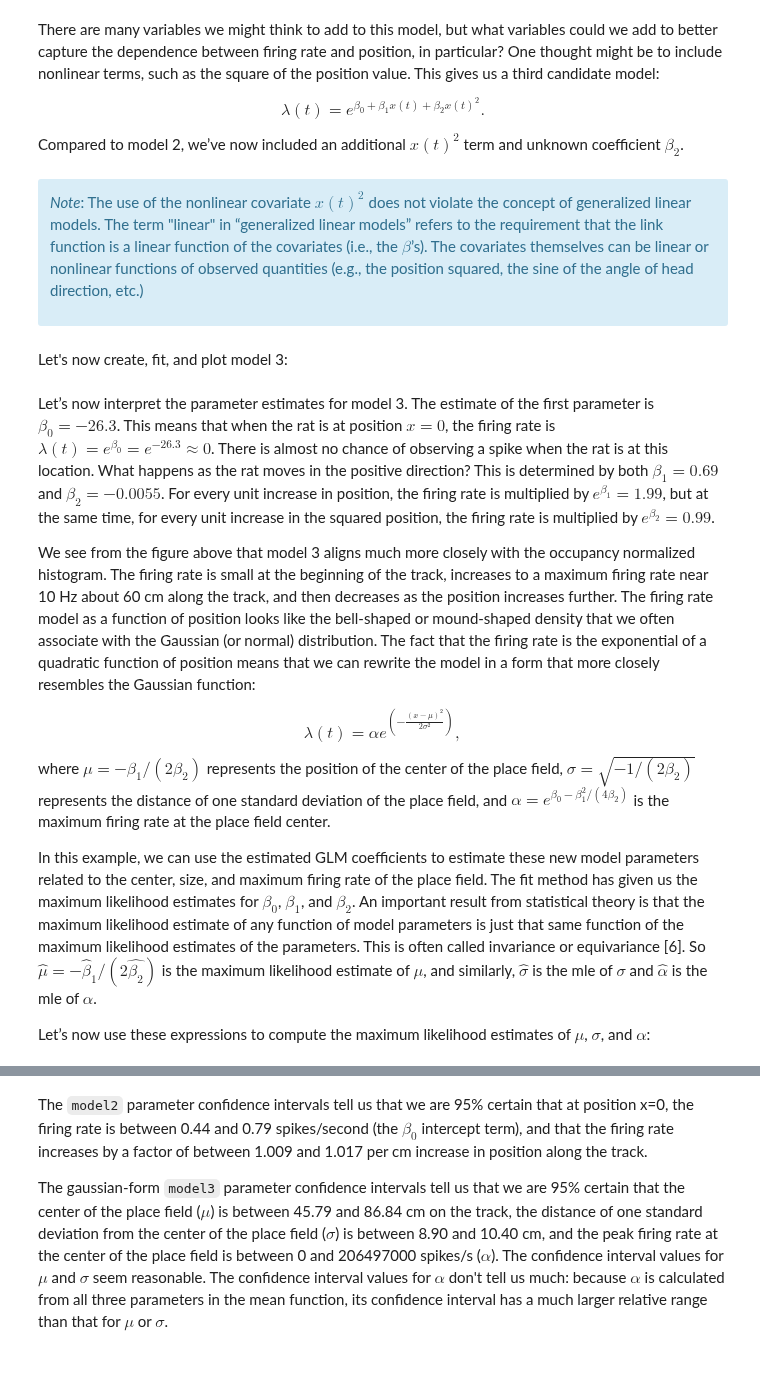
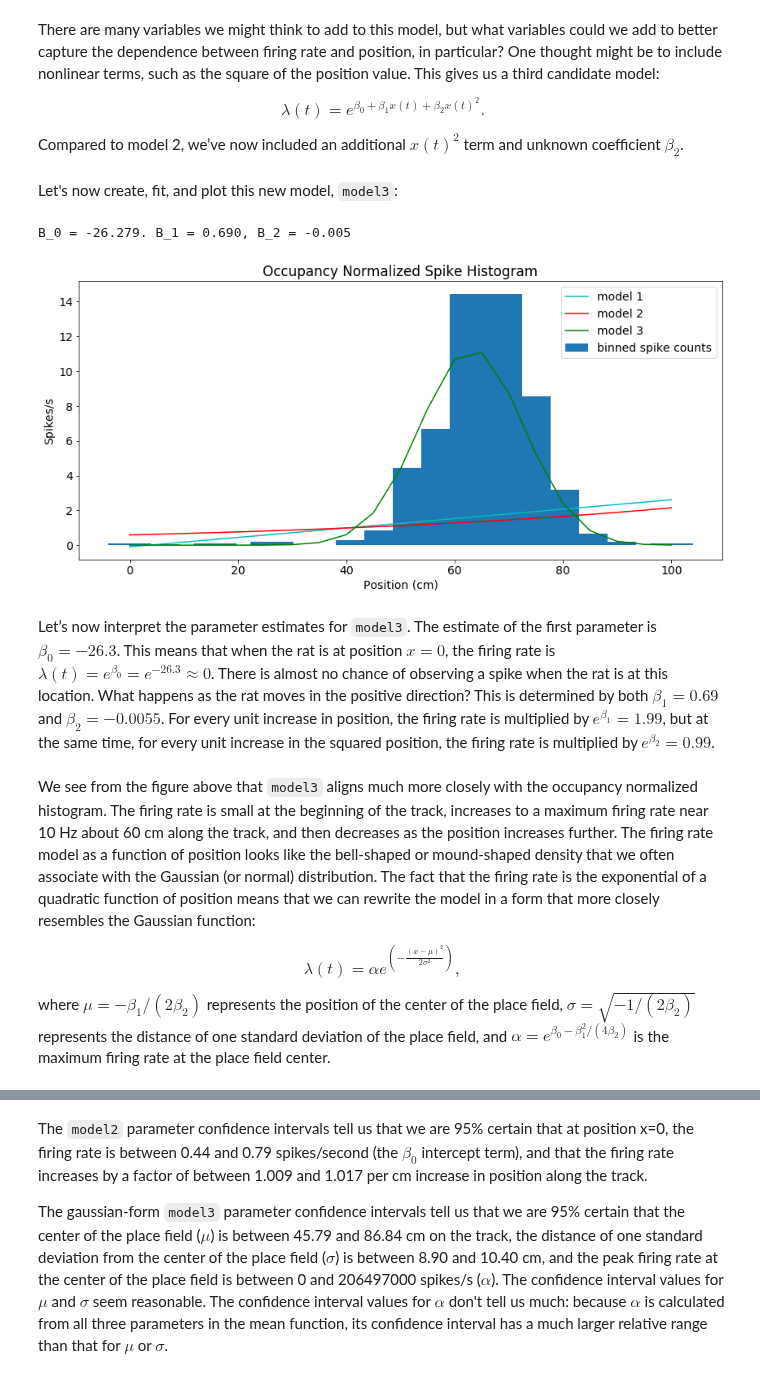
Before and after one commit to jaib1/Case-Studies-Python, a Jupyter notebook: content/09/point-process-glms.ipynb, the cells around one changed output, grey strips where cells are left out. Saved outputs shown, nothing was run; the diff lists cells and outputs as text; code cells hidden in the pictures.

```diff
--- a/content/09/point-process-glms.ipynb
+++ b/content/09/point-process-glms.ipynb
@@ -278,40 +275,34 @@ There are many variables we might think to add to this model, but what variables
 <p title="Model 3">$$\lambda(t) = e^{\beta_0+\beta_1x(t)+\beta_2x(t)^2}.$$</p>
 
 Compared to model 2, we’ve now included an additional $x(t)^2$ term and unknown coefficient $\beta_2$.
-# %% [markdown]
-<div class="alert alert-block alert-info">
-
-*Note*: The use of the nonlinear covariate $x(t)^2$ does not violate the concept of generalized linear models. The term "linear" in “generalized linear models” refers to the requirement that the link function is a linear function of the covariates (i.e., the $\beta$’s). The covariates themselves can be linear or nonlinear functions of observed quantities (e.g., the position squared, the sine of the angle of head direction, etc.)
-</div>
 # %% [markdown]
-Let's now create, fit, and plot model 3:
+Let's now create, fit, and plot this new model, `model3`:
 # %%
 ## Fit GLM to spike counts based on position and squared position using Poisson distribution and log link function
 
 # Add column for squared position.
 x_squared = np.reshape((x ** 2), (len(x), 1))
 x_model3 = np.hstack([x_model2, x_squared])
 # Create and fit new model.
-h_model3 = Poisson(link=log())
+h_model3 = sm_glm_fams.Poisson(link=sm_glm_fams.links.log())
 model3 = sm.GLM(t_where_spks, x_model3, h_model3)
 model3_results = model3.fit()
 # Print fitted model params.
 b_model3 = model3_results.params
-print(f'B_0 = {b_model3[0]:.3}. B_1 = {b_model3[1]:.3}, B_2 = {b_model3[2]:.3}')
+print(f'B_0 = {b_model3[0]:.3f}. B_1 = {b_model3[1]:.3f}, B_2 = {b_model3[2]:.3f}')
 # Plot the model on top of occupancy-normalized spike count hist.
 model3_vals = np.exp(b_model3[0] + (b_model3[1] * bins) + (b_model3[2] * bins ** 2)) * (1 / dt)
-ax2.plot(bins, model3_vals)
+ax2.plot(bins, model3_vals, 'g')
 ax2.legend(['model 1', 'model 2', 'model 3', 'binned spike counts'])
 fig2
+# %% [output]
+B_0 = -26.279. B_1 = 0.690, B_2 = -0.005
+[figure, added]
 # %% [markdown]
-Let’s now interpret the parameter estimates for model 3. The estimate of the first parameter is $\beta_0 = −26.3$. This means that when the rat is at position $x = 0$, the firing rate is $\lambda(t) = e^{\beta_0} = e^{−26.3} ≈ 0$. There is almost no chance of observing a spike when the rat is at this location. What happens as the rat moves in the positive direction? This is determined by both $\beta_1 = 0.69$ and $\beta_2 = −0.0055$. For every unit increase in position, the firing rate is multiplied by $e^{\beta_1} = 1.99$, but at the same time, for every unit increase in the squared position, the firing rate is multiplied by $e^{\beta_2} = 0.99$.
-
-We see from the figure above that model 3 aligns much more closely with the occupancy normalized histogram. The firing rate is small at the beginning of the track, increases to a maximum firing rate near 10 Hz about 60 cm along the track, and then decreases as the position increases further. The firing rate model as a function of position looks like the bell-shaped or mound-shaped density that we often associate with the Gaussian (or normal) distribution. The fact that the firing rate is the exponential of a quadratic function of position means that we can rewrite the model in a form that more closely resembles the Gaussian function:
-
-$$ \lambda(t) = \alpha e^{\left(-\frac{(x - \mu)^2}{ 2\sigma^2}\right)},$$
-
-where $\mu = −\beta_1/(2\beta_2)$ represents the position of the center of the place field, $\sigma = \sqrt{−1 / (2\beta_2)}$ represents the distance of one standard deviation of the place field, and $\alpha = e^{\beta_0−\beta_1^2/(4\beta_2)}$ is the maximum firing rate at the place field center.
-
-In this example, we can use the estimated GLM coefficients to estimate these new model parameters related to the center, size, and maximum firing rate of the place field. The fit method has given us the maximum likelihood estimates for $\beta_0$, $\beta_1$, and $\beta_2$. An important result from statistical theory is that the maximum likelihood estimate of any function of model parameters is just that same function of the maximum likelihood estimates of the parameters. This is often called invariance or equivariance [6]. So $\hat{\mu} = −\hat\beta_1/(2\hat{\beta_2})$ is the maximum likelihood estimate of $\mu$, and similarly, $\hat{\sigma}$ is the mle of $\sigma$ and $\hat{\alpha}$ is the mle of $\alpha$.
-
-Let’s now use these expressions to compute the maximum likelihood estimates of $\mu$, $\sigma$, and $\alpha$:
+Let’s now interpret the parameter estimates for `model3`. The estimate of the first parameter is $\beta_0 = −26.3$. This means that when the rat is at position $x = 0$, the firing rate is $\lambda(t) = e^{\beta_0} = e^{−26.3} ≈ 0$. There is almost no chance of observing a spike when the rat is at this location. What happens as the rat moves in the positive direction? This is determined by both $\beta_1 = 0.69$ and $\beta_2 = −0.0055$. For every unit increase in position, the firing rate is multiplied by $e^{\beta_1} = 1.99$, but at the same time, for every unit increase in the squared position, the firing rate is multiplied by $e^{\beta_2} = 0.99$.
+# %% [markdown]
+We see from the figure above that `model3` aligns much more closely with the occupancy normalized histogram. The firing rate is small at the beginning of the track, increases to a maximum firing rate near 10 Hz about 60 cm along the track, and then decreases as the position increases further. The firing rate model as a function of position looks like the bell-shaped or mound-shaped density that we often associate with the Gaussian (or normal) distribution. The fact that the firing rate is the exponential of a quadratic function of position means that we can rewrite the model in a form that more closely resembles the Gaussian function:
+
+$$ \lambda(t) = \alpha e^{\left(-\frac{(x - \mu)^2}{ 2\sigma^2}\right)},$$
+
+where $\mu = −\beta_1/(2\beta_2)$ represents the position of the center of the place field, $\sigma = \sqrt{−1 / (2\beta_2)}$ represents the distance of one standard deviation of the place field, and $\alpha = e^{\beta_0−\beta_1^2/(4\beta_2)}$ is the maximum firing rate at the place field center.
```
Also changed, not shown: parts of 87 cells of this notebook, 1 other file.
